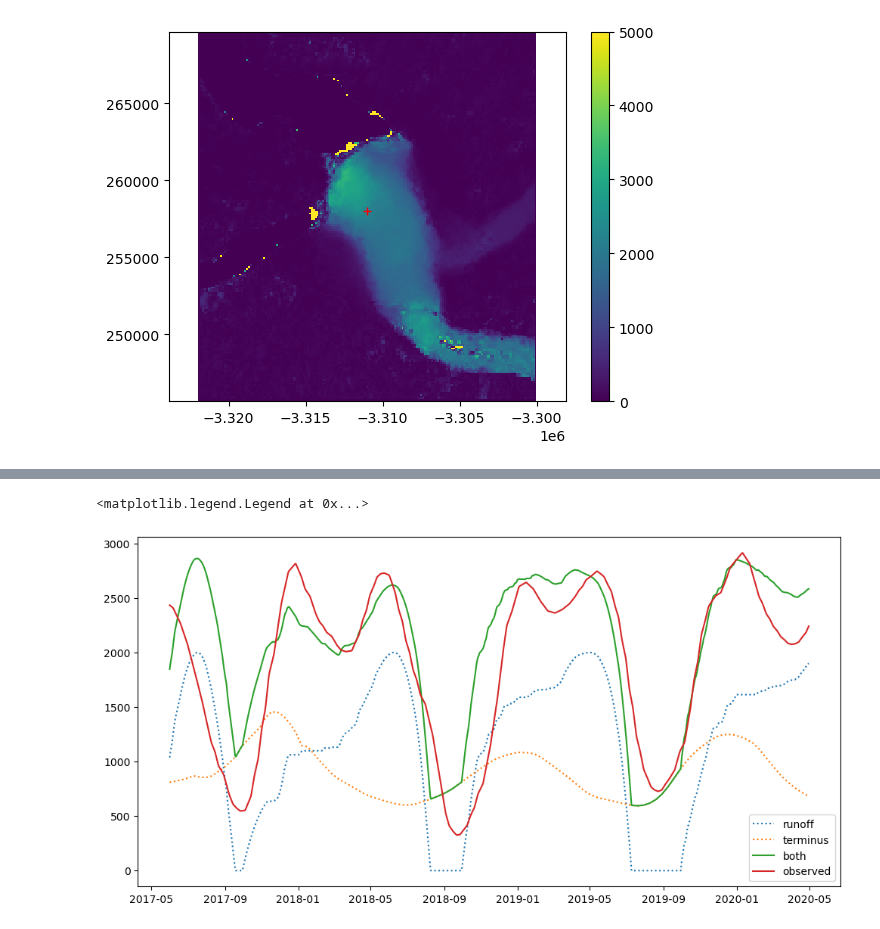
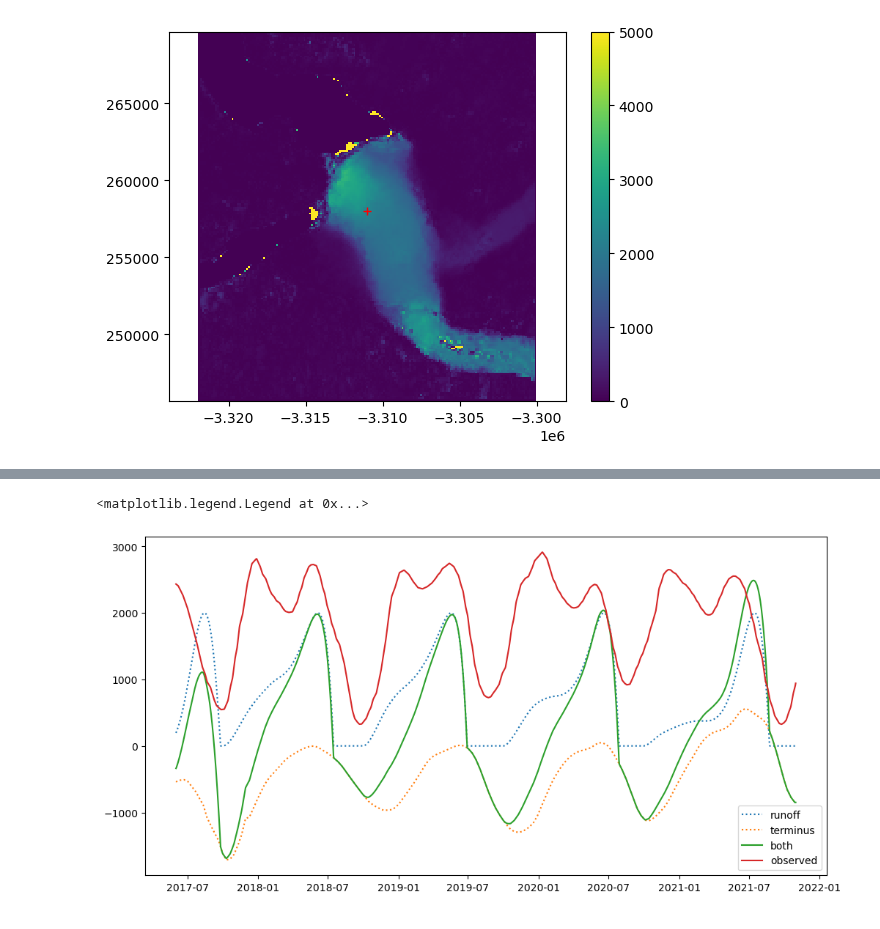
Before and after one commit to pohlan/Hubbard2024, a Jupyter notebook: modeling/simple/simple_model.ipynb, the cells around one changed output, grey strips where cells are left out. Cells and saved outputs as stored; diff of their text form; code cells hidden in the pictures.

```diff
--- a/modeling/simple/simple_model.ipynb
+++ b/modeling/simple/simple_model.ipynb
@@ -42,13 +42,14 @@ vel = v[:,y_ind,x_ind]
 
 # interpolate to daily velocities
 # units: seconds since 2015-10-22 15:31:58
-# create an array with daily velocities starting 1 June 2017 until 1 May 2020
+# create an array with daily velocities starting 1 June 2017
 spy = 86400*365 # seconds per year (non leap year)
 spy_ly = 86400*366 # seconds per year (leap year)
 
+# offset is time to 1 June 2017
 offset = 2 + 28*60 + 8*3600 + (9+30+31)*86400 + spy_ly + (31+28+31+30+31)*86400
-# end point May 1 2020
-end_point = offset + (30+31+31+30+31+30+31)*86400 + 2*spy + (31+29+31+30)*86400
+# end point Oct 31 2021
+end_point = offset + (30+31+31+30+31+30+31)*86400 + 2*spy + spy_ly + (31+28+31+30+31+30+31+31+30+31)*86400
 
 ti = np.arange(offset, end_point, 86400)
 
@@ -56,6 +57,7 @@ vi = np.interp(ti, t, vel)
 
 t_dt = [datetime.strptime('2015-10-22 15:31:58', '%Y-%m-%d %H:%M:%S') + timedelta(seconds = int(i)) for i in ti]
 
-plt.plot(ti,vi)
+#plt.plot(t_dt,vi)
+plt.plot(vel)
 # %% [output]
 [<matplotlib.lines.Line2D at 0x...>]
@@ -63,16 +65,16 @@ plt.plot(ti,vi)
 # %%
 # load terminus data
 
-fn = '/home/martin/projects/Hubbard2024/terminus_change/terminus_speed_weather_ocean.csv'
+fn = '/home/martin/projects/Hubbard2024/terminus_change/terminus_speed_weather.csv'
 df = pd.read_csv(fn)
-term = df['terminus advance (m)'].to_numpy()
-T = df['AirTempC_Yakutat'].to_numpy()
+term = df['terminus_advance_m'].to_numpy()
+T = df['AirTempC_Yakutat_smooth'].to_numpy()
 df['first_day'] = pd.Timestamp('20170501')
-t_term = (pd.to_datetime(df['Date'])- df['first_day']).dt.days
+t_term = (pd.to_datetime(df['Date'])- df['first_day']).dt.days  # 0 is on May 1 2017
 Delta_t = 31 # difference of when velocity time series starts (1 June 2017)
 
-# create a time array from 1 May 2017 to 1 May 2020
-total_days = 3*365 + 1 # 2020 is leap year
+# create a time array from 1 May 2017 to 1 Dec 2021
+total_days = 4*365 + 1 + 31+30+31+31+30+31+30 # 2020 is leap year
 ti_term = np.arange(0, total_days, 1)
 term_i = np.interp(ti_term, t_term, term)
 
@@ -84,35 +86,38 @@ jan2may = 31+29+31+30+11
 
 pdd = np.zeros_like(Ti)
 Ti[Ti<0] = 0
-pdd[0:may2oct] = np.cumsum(Ti[0:may2oct])
-pdd[may2oct:may2oct+365] = np.cumsum(Ti[may2oct:may2oct+365])
-pdd[may2oct+365:may2oct+2*365] = np.cumsum(Ti[may2oct+365:may2oct+2*365])
-pdd[may2oct+2*365:may2oct+3*365] = np.cumsum(Ti[may2oct+2*365:may2oct+3*365])
-pdd[may2oct+3*365:may2oct+3*365+jan2may] = np.cumsum(Ti[may2oct+3*365:may2oct+3*365+jan2may])
+pdd[0:may2oct] = np.cumsum(Ti[0:may2oct])        # to Oct 2017
+pdd[may2oct:may2oct+365] = np.cumsum(Ti[may2oct:may2oct+365])    # to Oct 2018
+pdd[may2oct+365:may2oct+2*365] = np.cumsum(Ti[may2oct+365:may2oct+2*365])   # to Oct 2019
+pdd[may2oct+2*365:may2oct+3*365] = np.cumsum(Ti[may2oct+2*365:may2oct+3*365])   # to Oct 2020
+pdd[may2oct+3*365:may2oct+4*365] = np.cumsum(Ti[may2oct+3*365:may2oct+4*365]) # to Oct 2021
 # %%
 # function that produces a velocity time series
 
 def vs(x, term, Delta_t, vi):
-    [alpha, L_off, beta, Delta_term, vmax, PDDmax] = x
+    [alpha, L_off, Delta_term, vmax, PDDmax] = x
+    # create an array, starting with the velocity record in increments of 1 day
     N = len(vi)
     t_array=np.arange(N)
-    vterm = alpha*(term[t_array+Delta_t-int(Delta_term)]-L_off) + beta
-    vr = vmax*(1-((pdd[t_array+Delta_t]-PDDmax)/PDDmax)**2)
+    #vterm = alpha*(term[t_array+Delta_t-int(Delta_term)]-L_off) + beta
+    vterm = alpha*(term_i[t_array+Delta_t-int(Delta_term)]-L_off)
+    vr = vmax*(1-(((2*PDDmax**2-pdd[t_array+Delta_t]**2)/(2*PDDmax**2))**2))
+    #vr = vmax*(1-((pdd[t_array+Delta_t]-PDDmax)/PDDmax)**2)
     vr[vr<0] = 0
 
     return vr,vterm
 # %%
-vr, vterm=vs([3,-100,0,20,2000,800],term, Delta_t, vi)
+vr, vterm=vs([-6,100,0,2000,800],term_i, Delta_t, vi)
 
 plt.figure(figsize=(12,6))
 plt.plot(t_dt,vr, ':',label='runoff')
 plt.plot(t_dt,vterm, ':', label='terminus')
 plt.plot(t_dt,vterm+vr, label='both')
 plt.plot(t_dt,vi, label='observed')
 plt.legend()
 # %% [output]
 <matplotlib.legend.Legend at 0x...>
-[figure, old version]
+[figure, new version]
 # %%
 # define a misfit function
 
```
Also changed, not shown: parts of 15 cells of this notebook.
